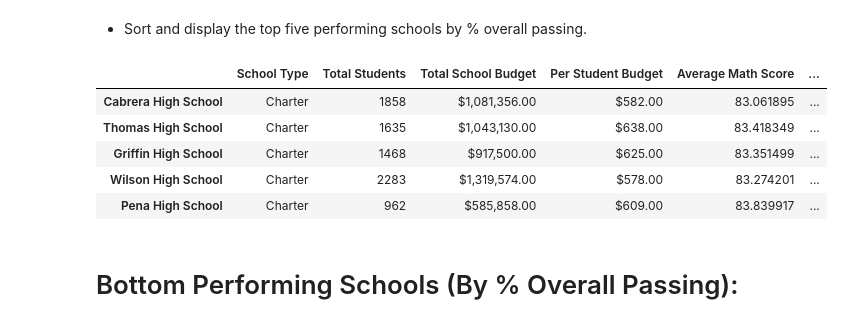
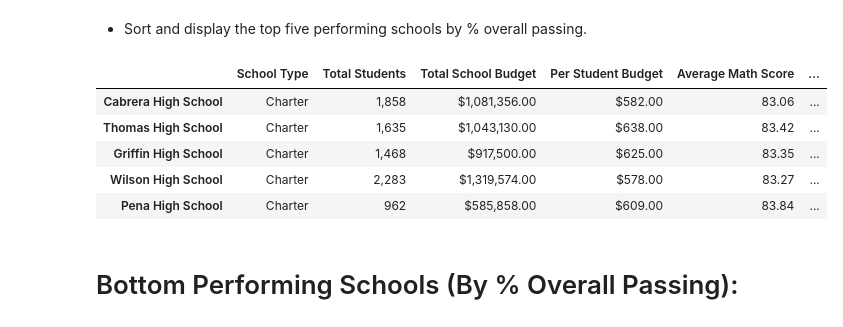
Before and after one commit to theidari/pandas-challenge, a Jupyter notebook: PyCitySchools/Main.ipynb, the cells around one changed output. Drawn from its saved outputs; the diff is of its cells as text; code cells hidden in the pictures.

```diff
--- a/PyCitySchools/Main.ipynb
+++ b/PyCitySchools/Main.ipynb
@@ -16,6 +16,7 @@ cwd
 # Format change:
 money_format=lambda x:"${:,.2f}".format(x)
 number_format=lambda x:"{:,}".format(x)
+round_format=lambda x:"{:.2f}".format(x)
 # %%
 # Read School and Student Data File and store into Pandas DataFrames
 school_data = pd. read_csv(school_data_to_load, encoding="ISO-8859-1")
@@ -204,0 +191,12 @@ school_summary
+# %%
+school_summary_b = pd.DataFrame({
+"School Type": school_type,
+"Total Students": school_student.map(number_format),
+"Total School Budget": school_budget.map(money_format),
+"Per Student Budget": Per_Student_Budget.map(money_format),
+"Average Math Score":school_average_mass_score.map(round_format),
+"Average Reading Score":school_average_reading_score.map(round_format),
+"% Passing Mass":school_Passing_math.map(round_format),
+"% Passing Reading":school_Passing_reading.map(round_format),
+"% Overall Passing":school_overall_Passing.map(round_format)})
+school_summary_b
@@ -207,15 +222,16 @@ school_summary
 # %% [markdown]
 * Sort and display the top five performing schools by % overall passing.
 # %%
-top_performing_school=school_summary.sort_values("% Overall Passing", ascending=False)
+#sort top 5
+top_performing_school=school_summary_b.sort_values("% Overall Passing", ascending=False)
 top_performing_school.head()
 # %% [output]
 |  | School Type | Total Students | Total School Budget | Per Student Budget | Average Math Score | ... |
-| Cabrera High School | Charter | 1858 | $1,081,356.00 | $582.00 | 83.061895 | ... |
-| Thomas High School | Charter | 1635 | $1,043,130.00 | $638.00 | 83.418349 | ... |
-| Griffin High School | Charter | 1468 | $917,500.00 | $625.00 | 83.351499 | ... |
-| Wilson High School | Charter | 2283 | $1,319,574.00 | $578.00 | 83.274201 | ... |
-| Pena High School | Charter | 962 | $585,858.00 | $609.00 | 83.839917 | ... |
+| Cabrera High School | Charter | 1,858 | $1,081,356.00 | $582.00 | 83.06 | ... |
+| Thomas High School | Charter | 1,635 | $1,043,130.00 | $638.00 | 83.42 | ... |
+| Griffin High School | Charter | 1,468 | $917,500.00 | $625.00 | 83.35 | ... |
+| Wilson High School | Charter | 2,283 | $1,319,574.00 | $578.00 | 83.27 | ... |
+| Pena High School | Charter | 962 | $585,858.00 | $609.00 | 83.84 | ... |
 # %% [markdown]
 # Bottom Performing Schools (By % Overall Passing):
 # %% [markdown]
```
Also changed, not shown: parts of 11 cells of this notebook, 9 other files.
